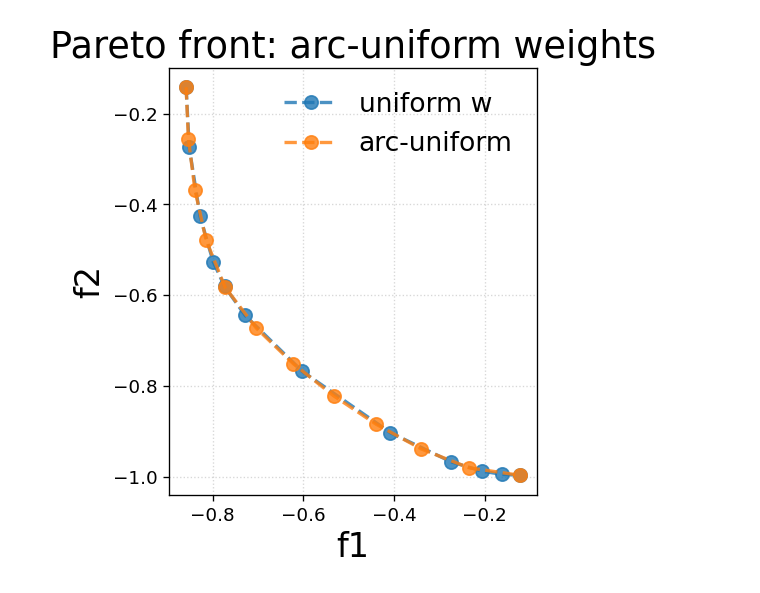
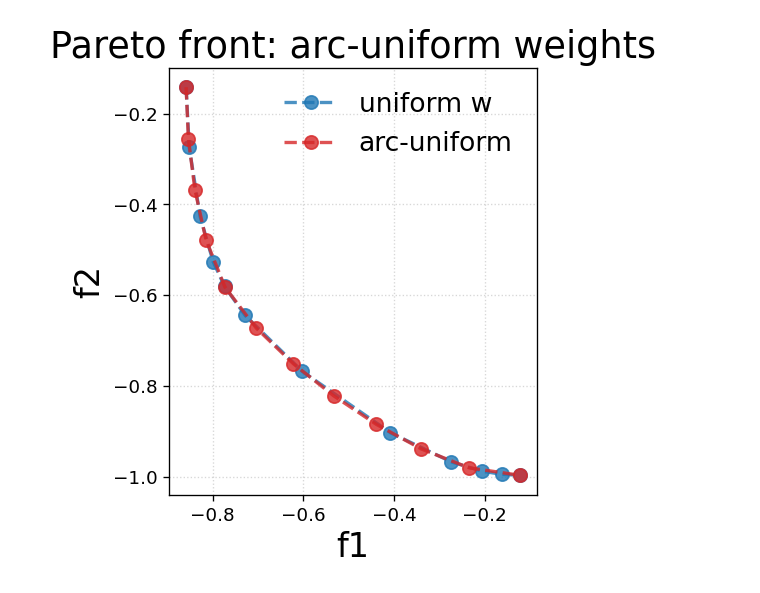
Before and after one commit to Liuyuan999/MOO_Uniform_PF, a Jupyter notebook: uniform_PF.ipynb, the cells around one changed output. Cells and saved outputs as stored; diff of their text form; code cells hidden in the pictures.

```diff
--- a/uniform_PF.ipynb
+++ b/uniform_PF.ipynb
@@ -367,32 +367,33 @@ plt.rcParams.update({
     # Legend
     "legend.frameon": False,
 
     # Layout
     "figure.autolayout": True
 })
 plt.plot(
     f_base_sorted[:, 0], f_base_sorted[:, 1],
     marker='o',
     linestyle='--',
     label='uniform w',
     alpha=0.8
 )
 
 plt.plot(
     f_arc_sorted[:, 0], f_arc_sorted[:, 1],
     marker='o',
     linestyle='--',
     label='arc-uniform',
-    alpha=0.8
+    alpha=0.8,
+    color='#d62728'
 )
 
 plt.xlabel("f1")
 plt.ylabel("f2")
 plt.axis('equal')
 plt.title("Pareto front: arc-uniform weights")
 plt.legend()
 # plt.grid(True)
 plt.gca().set_aspect('equal', adjustable='box')
 plt.show()
 # %% [output]
-[figure, old version]
+[figure, new version]
```
